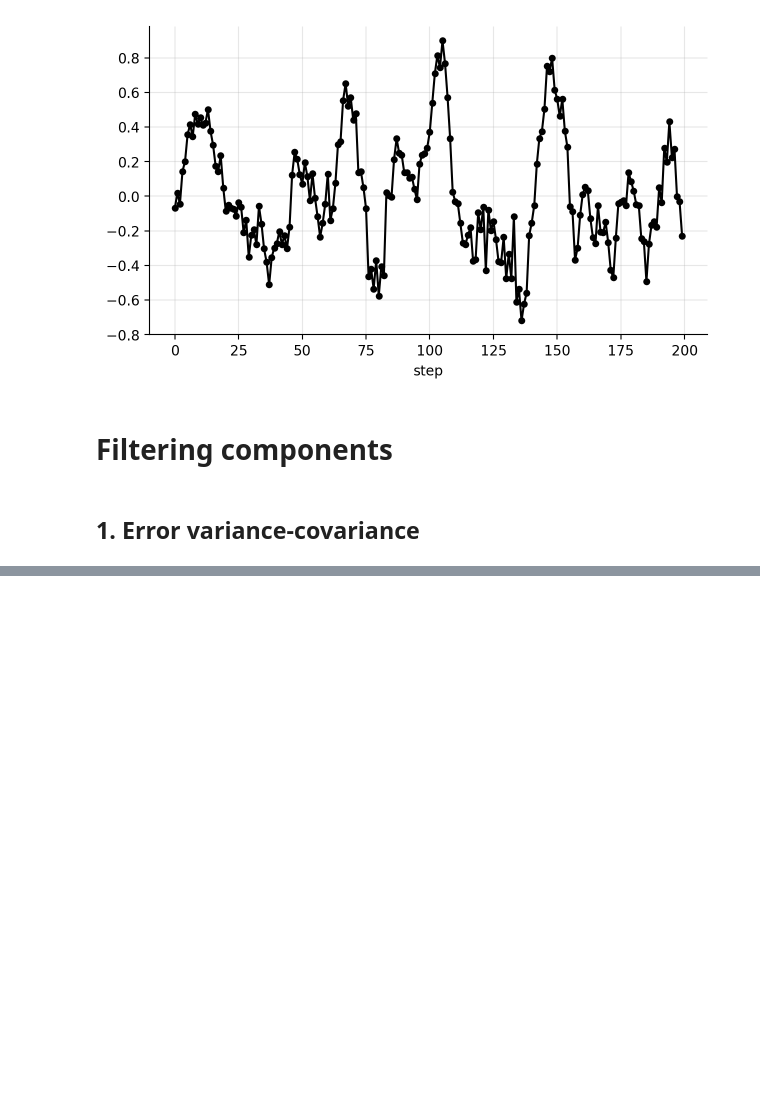
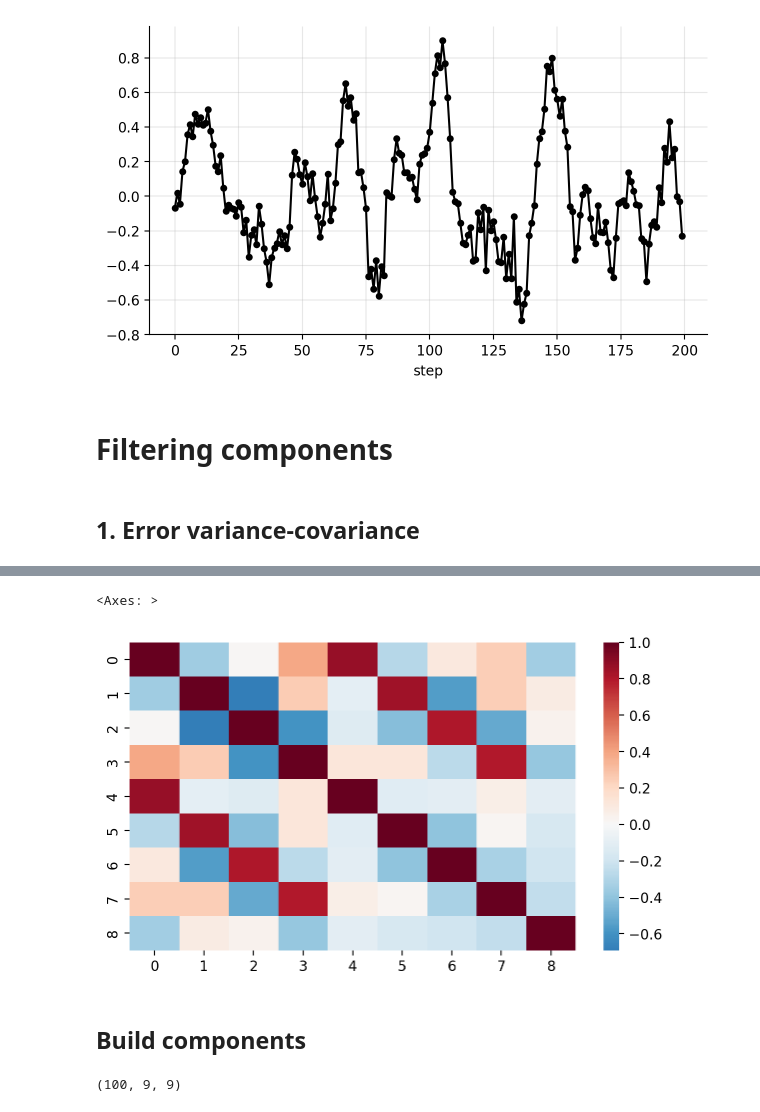
Before and after one commit to gerdm/filtering-notes, a Jupyter notebook: 02-state-space-models/arma-ssm.ipynb, the cells around one changed output, grey strips where cells are left out. Saved outputs shown, nothing was run; the diff lists cells and outputs as text; code cells hidden in the pictures; blank space fills up the shorter version.

```diff
--- a/02-state-space-models/arma-ssm.ipynb
+++ b/02-state-space-models/arma-ssm.ipynb
@@ -515,7 +515,7 @@ def evc_step(Sigma_prev, _, Ft, Ht, Qt, Rt):
     return Sigma_next, out
 # %%
 def arma_evc(n_steps, Sigma_init, H, F, T, R):
-    Q = T_arma @ R
+    Q = T_arma @ R @ T_arma.T # var(T_{arma} E_{t-1}) = T_{arma} var(E_{t-1}) T_{arma}^T
     H = H[None, :] # (dim-out) X (dim-in)
     timesteps = jnp.arange(n_steps)
     step = partial(evc_step, Ft=F, Ht=H, Qt=Q, Rt=R)
@@ -545,0 +554,14 @@ Array([0.14533725, 0.15427019, 0.22817945,        nan,        nan,
+# %%
+Sigma_init = jnp.eye(len(F_arma))
+n_steps = 100
+hist = arma_evc(n_steps, Sigma_init, H_arma, F_arma, T_arma, R)
+# %%
+cov = hist["sigma-update"][50]
+diag_sigma = jnp.sqrt(jnp.diag(cov))
+corr = jnp.einsum("ij,i,j->ij", cov, 1 / diag_sigma, 1 / diag_sigma)
+sns.heatmap(corr, center=0.0, cmap="RdBu_r")
+# %% [output]
+<Axes: >
+[figure, added]
+# %% [markdown]
+## Build components
@@ -545,0 +577,4 @@ Array([0.14533725, 0.15427019, 0.22817945,        nan,        nan,
+# %%
+M_matrices.shape
+# %% [output]
+(100, 9, 9)
```
Also changed, not shown: parts of 14 cells of this notebook.
